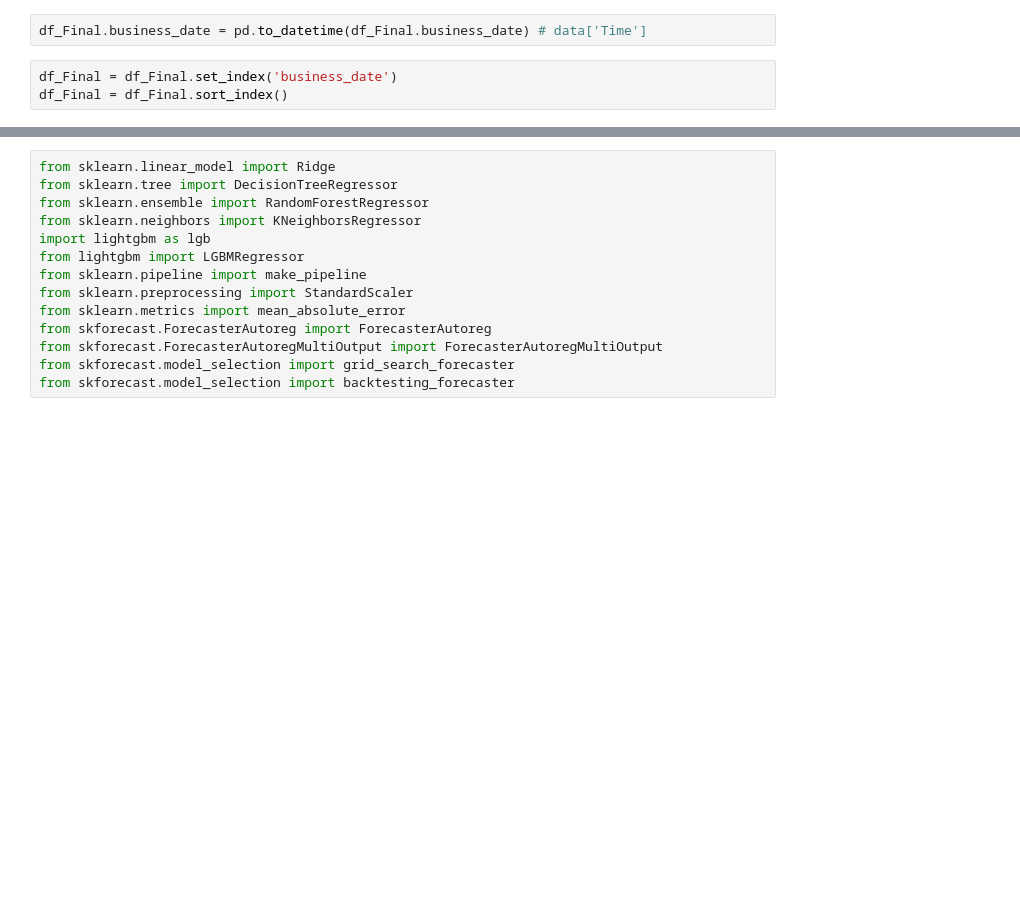
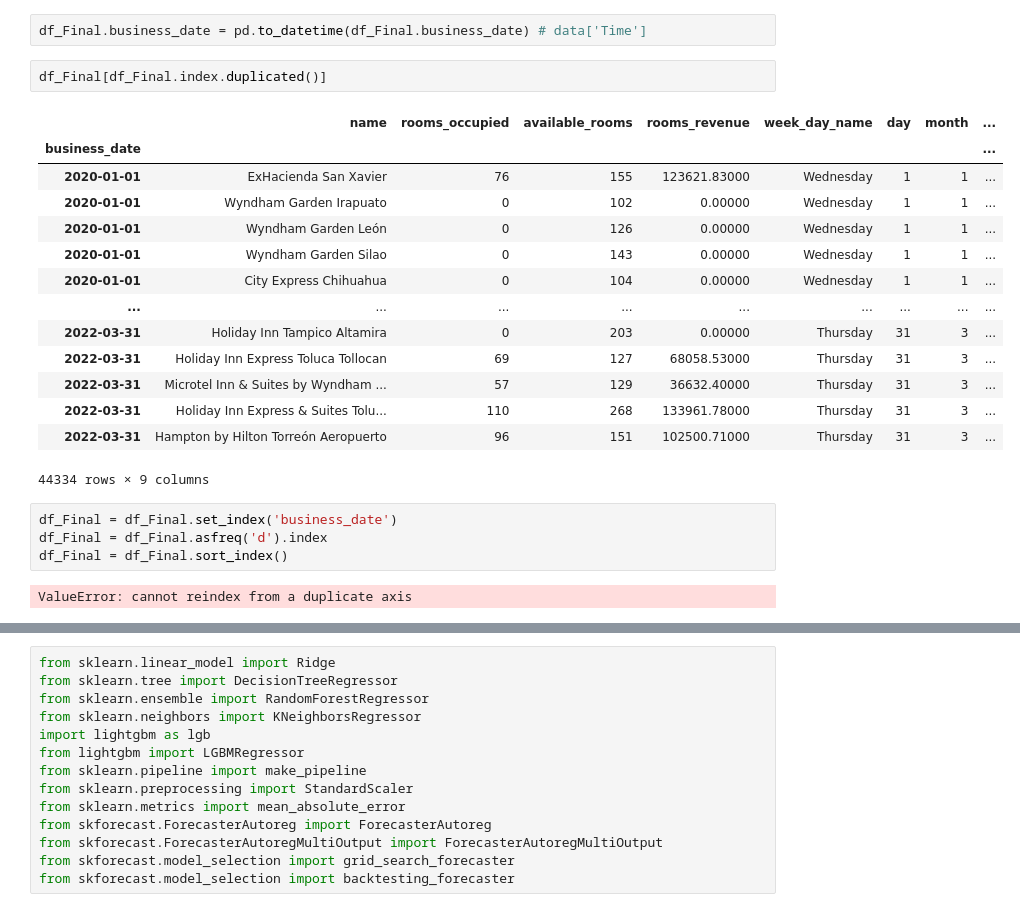
Before and after one commit to a01625364/prisma, a Jupyter notebook: ipynb/Evi2Ent3.ipynb, the cells around one changed output, grey strips where cells are left out. Cells and saved outputs as stored; diff of their text form; blank space fills up the shorter version.

```diff
--- a/ipynb/Evi2Ent3.ipynb
+++ b/ipynb/Evi2Ent3.ipynb
@@ -182,8 +185,28 @@ df_Final
 45155 rows × 10 columns
 # %%
 df_Final.business_date = pd.to_datetime(df_Final.business_date) # data['Time']
-# %%
-df_Final = df_Final.set_index('business_date')
-df_Final = df_Final.sort_index()
+# %%
+df_Final[df_Final.index.duplicated()]
+# %% [output]
+|  | name | rooms_occupied | available_rooms | rooms_revenue | week_day_name | day | month | ... |
+| business_date |  |  |  |  |  |  |  | ... |
+| 2020-01-01 | ExHacienda San Xavier | 76 | 155 | 123621.83000 | Wednesday | 1 | 1 | ... |
+| 2020-01-01 | Wyndham Garden Irapuato | 0 | 102 | 0.00000 | Wednesday | 1 | 1 | ... |
+| 2020-01-01 | Wyndham Garden León | 0 | 126 | 0.00000 | Wednesday | 1 | 1 | ... |
+| 2020-01-01 | Wyndham Garden Silao | 0 | 143 | 0.00000 | Wednesday | 1 | 1 | ... |
+| 2020-01-01 | City Express Chihuahua | 0 | 104 | 0.00000 | Wednesday | 1 | 1 | ... |
+| ... | ... | ... | ... | ... | ... | ... | ... | ... |
+| 2022-03-31 | Holiday Inn Tampico Altamira | 0 | 203 | 0.00000 | Thursday | 31 | 3 | ... |
+| 2022-03-31 | Holiday Inn Express Toluca Tollocan | 69 | 127 | 68058.53000 | Thursday | 31 | 3 | ... |
+| 2022-03-31 | Microtel Inn & Suites by Wyndham ... | 57 | 129 | 36632.40000 | Thursday | 31 | 3 | ... |
+| 2022-03-31 | Holiday Inn Express & Suites Tolu... | 110 | 268 | 133961.78000 | Thursday | 31 | 3 | ... |
+| 2022-03-31 | Hampton by Hilton Torreón Aeropuerto | 96 | 151 | 102500.71000 | Thursday | 31 | 3 | ... |
+44334 rows × 9 columns
+# %%
+df_Final = df_Final.set_index('business_date')
+df_Final = df_Final.asfreq('d').index
+df_Final = df_Final.sort_index()
+# %% [output]
+ValueError: cannot reindex from a duplicate axis
 # %%
 df_Final
```
Also changed, not shown: parts of 40 cells of this notebook.
